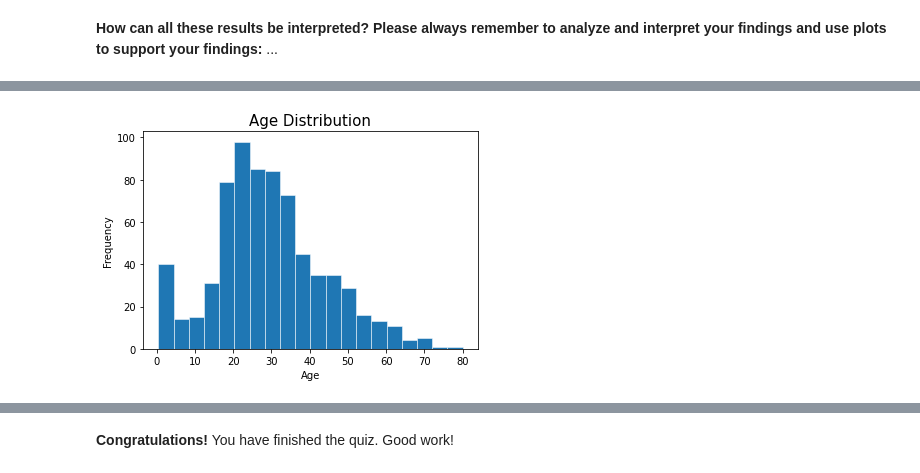
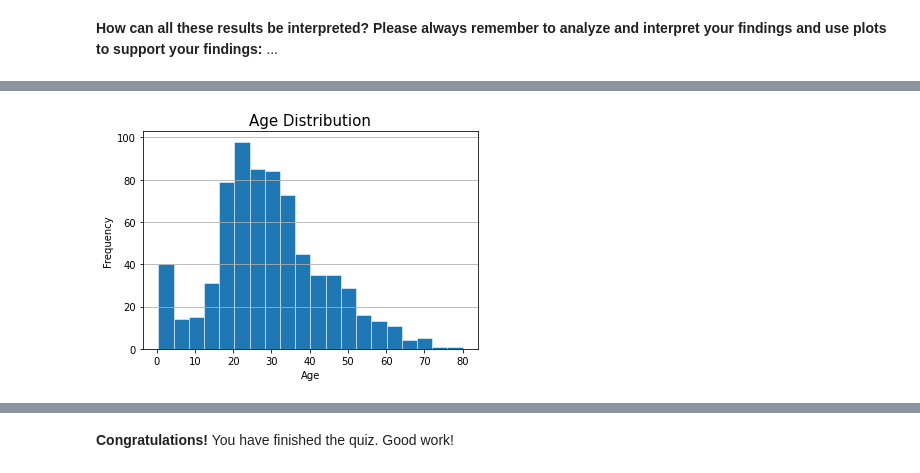
Before and after one commit to baaponter/AlgorithmsUN2022II, a Jupyter notebook: Quiz3/baaponter_Quiz3.ipynb, the cells around one changed output, grey strips where cells are left out. Saved outputs shown, nothing was run; the diff lists cells and outputs as text; code cells hidden in the pictures.

```diff
--- a/Quiz3/baaponter_Quiz3.ipynb
+++ b/Quiz3/baaponter_Quiz3.ipynb
@@ -600,7 +600,8 @@ plt.title("Died survived proportion", loc="left");
 # %%
 plt.hist(titanic['Age'], bins=20, edgecolor='white', linewidth=0.5)
 plt.title('Age Distribution')
 plt.xlabel('Age', )
 plt.ylabel('Frequency');
+plt.grid(axis='y')
 # %% [output]
-[figure, old version]
+[figure, new version]
```
Also changed, not shown: parts of 7 cells of this notebook.
